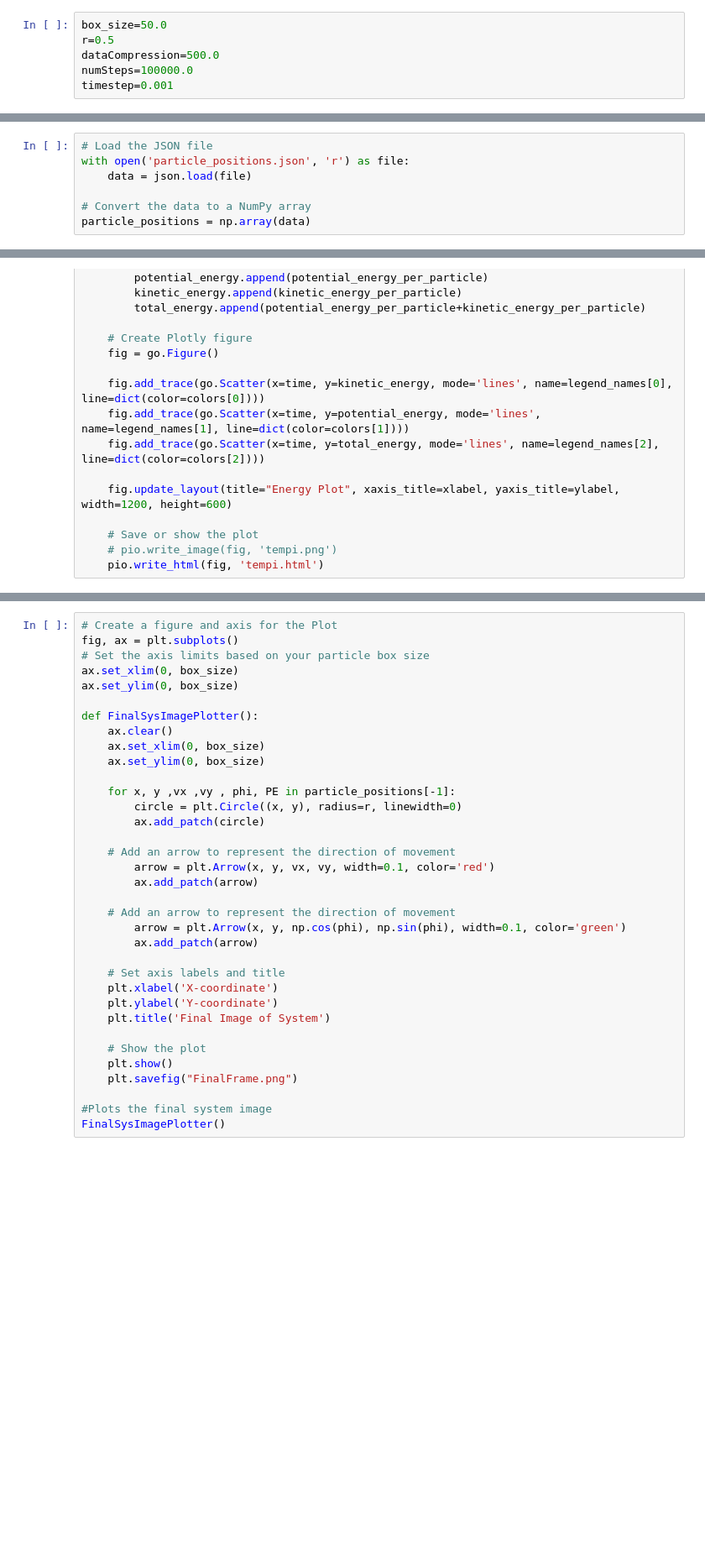
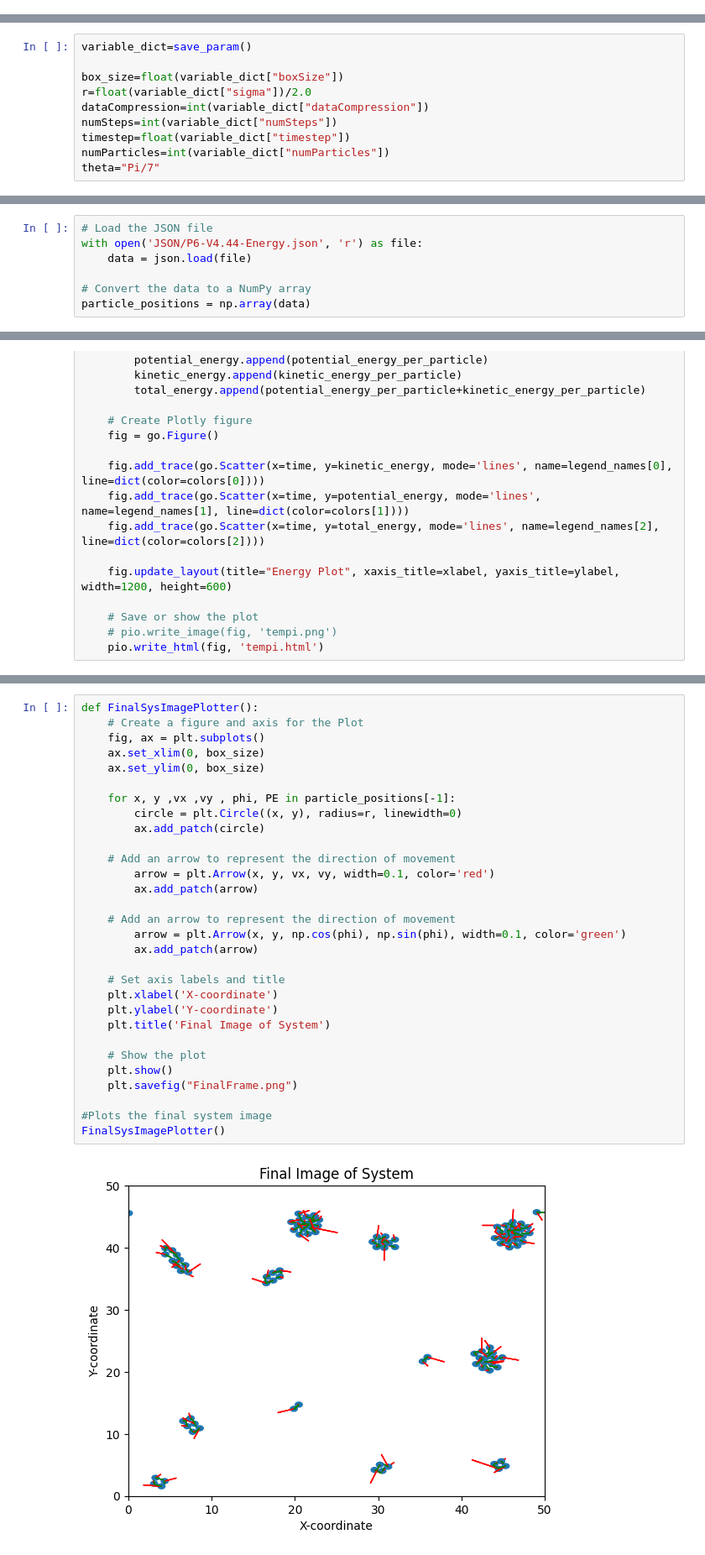
Before and after one commit to hawexrutile/Fluid-Simulations, a Jupyter notebook: Animation.ipynb, the cells around one changed output, grey strips where cells are left out. Shown: that part at 84% size. Drawn from its saved outputs; the diff is of its cells as text; blank space fills up the shorter version.

```diff
--- a/Animation.ipynb
+++ b/Animation.ipynb
@@ -13,6 +15,0 @@ from time import sleep
-# %%
-box_size=50.0
-r=0.5
-dataCompression=500.0
-numSteps=100000.0
-timestep=0.001
@@ -18,0 +52,10 @@ timestep=0.001
+# %%
+variable_dict=save_param()
+
+box_size=float(variable_dict["boxSize"])
+r=float(variable_dict["sigma"])/2.0
+dataCompression=int(variable_dict["dataCompression"])
+numSteps=int(variable_dict["numSteps"])
+timestep=float(variable_dict["timestep"])
+numParticles=int(variable_dict["numParticles"])
+theta="Pi/7"
@@ -20,7 +65,7 @@ timestep=0.001
 # Load Data
 # %%
 # Load the JSON file
-with open('particle_positions.json', 'r') as file:
+with open('JSON/P6-V4.44-Energy.json', 'r') as file:
     data = json.load(file)
 
 # Convert the data to a NumPy array
@@ -85,35 +132,32 @@ while True:
 # %%
-# Create a figure and axis for the Plot
-fig, ax = plt.subplots()
-# Set the axis limits based on your particle box size
-ax.set_xlim(0, box_size)
-ax.set_ylim(0, box_size)
-
 def FinalSysImagePlotter():
-    ax.clear()
+    # Create a figure and axis for the Plot
+    fig, ax = plt.subplots()
     ax.set_xlim(0, box_size)
     ax.set_ylim(0, box_size)
 
     for x, y ,vx ,vy , phi, PE in particle_positions[-1]:
         circle = plt.Circle((x, y), radius=r, linewidth=0)
         ax.add_patch(circle)
 
     # Add an arrow to represent the direction of movement
         arrow = plt.Arrow(x, y, vx, vy, width=0.1, color='red')
         ax.add_patch(arrow)
 
     # Add an arrow to represent the direction of movement
         arrow = plt.Arrow(x, y, np.cos(phi), np.sin(phi), width=0.1, color='green')
         ax.add_patch(arrow)
 
     # Set axis labels and title
     plt.xlabel('X-coordinate')
     plt.ylabel('Y-coordinate')
     plt.title('Final Image of System')
 
     # Show the plot
     plt.show()
     plt.savefig("FinalFrame.png")
 
 #Plots the final system image
 FinalSysImagePlotter()
+# %% [output]
+[figure, added]
```
Also changed, not shown: parts of 18 cells of this notebook.
